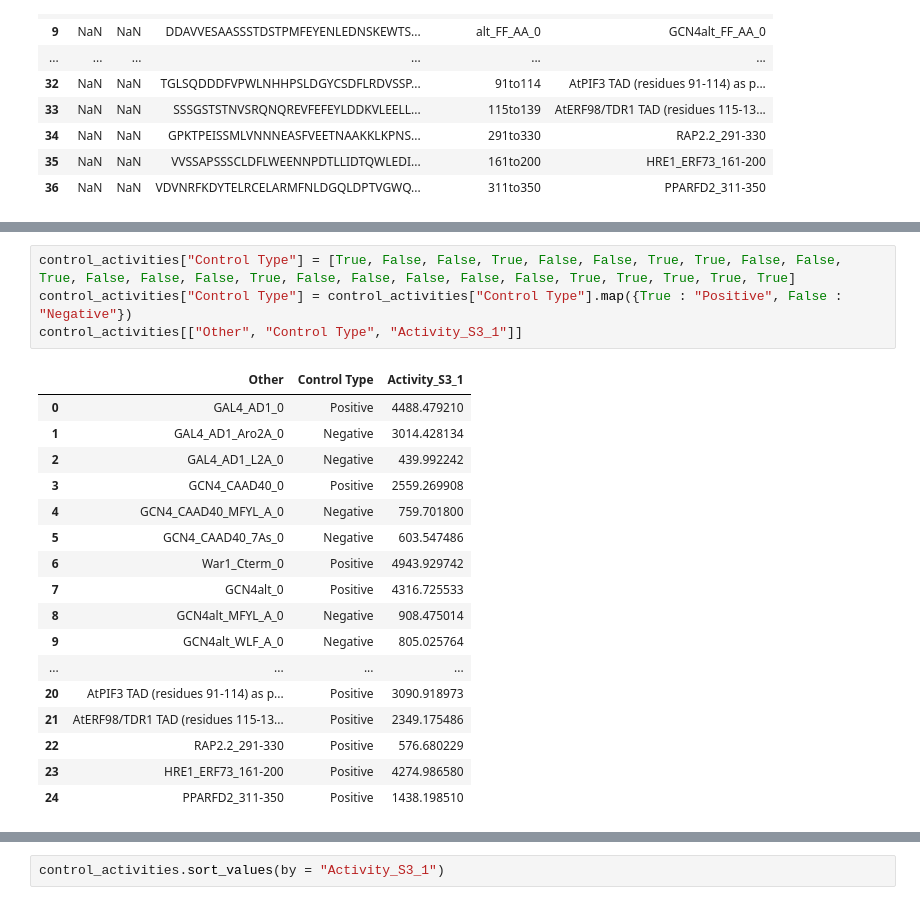
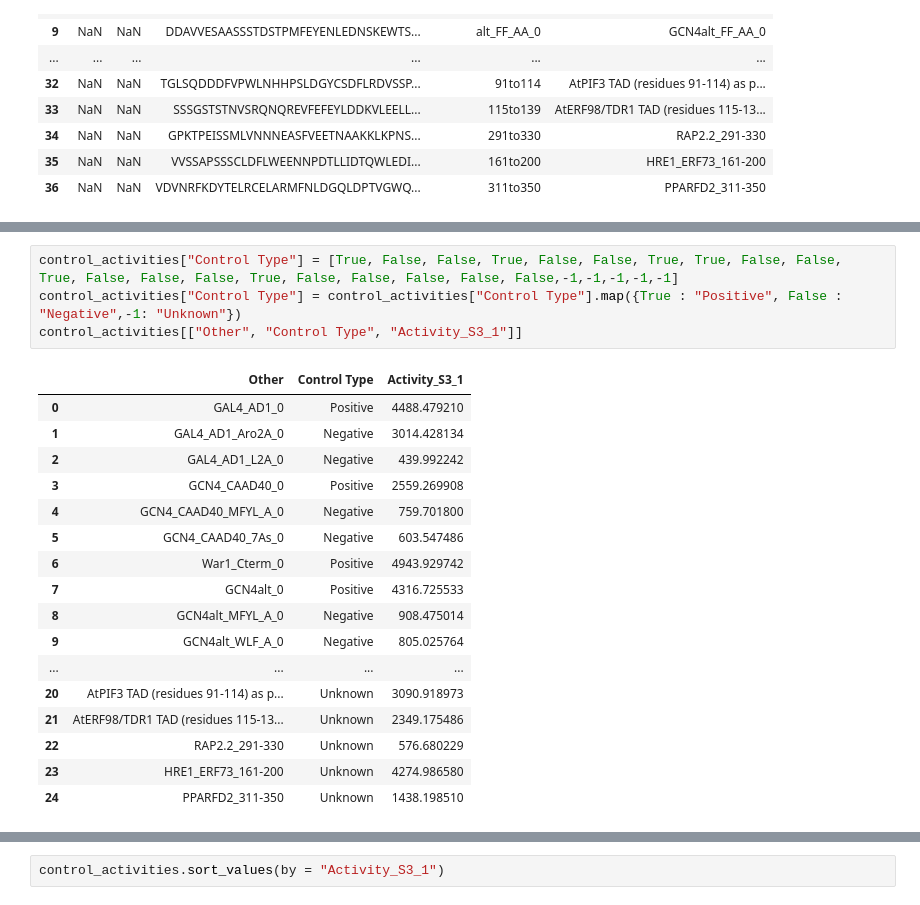
Before and after one commit to sanjanakotha/sog1, a Jupyter notebook: notebooks/Activity cutoff.ipynb, the cells around one changed output, grey strips where cells are left out. Saved outputs shown, nothing was run; the diff lists cells and outputs as text.

```diff
--- a/notebooks/Activity cutoff.ipynb
+++ b/notebooks/Activity cutoff.ipynb
@@ -104,27 +107,27 @@ control_activities
 | 23 | NaN | NaN | VVSSAPSSSCLDFLWEENNPDTLLIDTQWLEDI... | 161to200 | HRE1_ERF73_161-200 | 6664 | 4274.986580 | 2248.607018 | 13 |
 | 24 | NaN | NaN | VDVNRFKDYTELRCELARMFNLDGQLDPTVGWQ... | 311to350 | PPARFD2_311-350 | 6502 | 1438.198510 | 1237.730841 | 14 |
 # %%
-control_activities["Control Type"] = [True, False, False, True, False, False, True, True, False, False, True, False, False, False, True, False, False, False, False, False, True, True, True, True, True]
-control_activities["Control Type"] = control_activities["Control Type"].map({True : "Positive", False : "Negative"})
+control_activities["Control Type"] = [True, False, False, True, False, False, True, True, False, False, True, False, False, False, True, False, False, False, False, False,-1,-1,-1,-1,-1]
+control_activities["Control Type"] = control_activities["Control Type"].map({True : "Positive", False : "Negative",-1: "Unknown"})
 control_activities[["Other", "Control Type", "Activity_S3_1"]]
 # %% [output]
 |  | Other | Control Type | Activity_S3_1 |
 | 0 | GAL4_AD1_0 | Positive | 4488.479210 |
 | 1 | GAL4_AD1_Aro2A_0 | Negative | 3014.428134 |
 | 2 | GAL4_AD1_L2A_0 | Negative | 439.992242 |
 | 3 | GCN4_CAAD40_0 | Positive | 2559.269908 |
 | 4 | GCN4_CAAD40_MFYL_A_0 | Negative | 759.701800 |
 | 5 | GCN4_CAAD40_7As_0 | Negative | 603.547486 |
 | 6 | War1_Cterm_0 | Positive | 4943.929742 |
 | 7 | GCN4alt_0 | Positive | 4316.725533 |
 | 8 | GCN4alt_MFYL_A_0 | Negative | 908.475014 |
 | 9 | GCN4alt_WLF_A_0 | Negative | 805.025764 |
 | ... | ... | ... | ... |
-| 20 | AtPIF3 TAD (residues 91-114) as p... | Positive | 3090.918973 |
-| 21 | AtERF98/TDR1 TAD (residues 115-13... | Positive | 2349.175486 |
-| 22 | RAP2.2_291-330 | Positive | 576.680229 |
-| 23 | HRE1_ERF73_161-200 | Positive | 4274.986580 |
-| 24 | PPARFD2_311-350 | Positive | 1438.198510 |
+| 20 | AtPIF3 TAD (residues 91-114) as p... | Unknown | 3090.918973 |
+| 21 | AtERF98/TDR1 TAD (residues 115-13... | Unknown | 2349.175486 |
+| 22 | RAP2.2_291-330 | Unknown | 576.680229 |
+| 23 | HRE1_ERF73_161-200 | Unknown | 4274.986580 |
+| 24 | PPARFD2_311-350 | Unknown | 1438.198510 |
 # %%
 sorted_df = control_activities.sort_values(by = "Activity_S3_1").reset_index()
 
```
Also changed, not shown: parts of 9 cells of this notebook, 4 other files.
